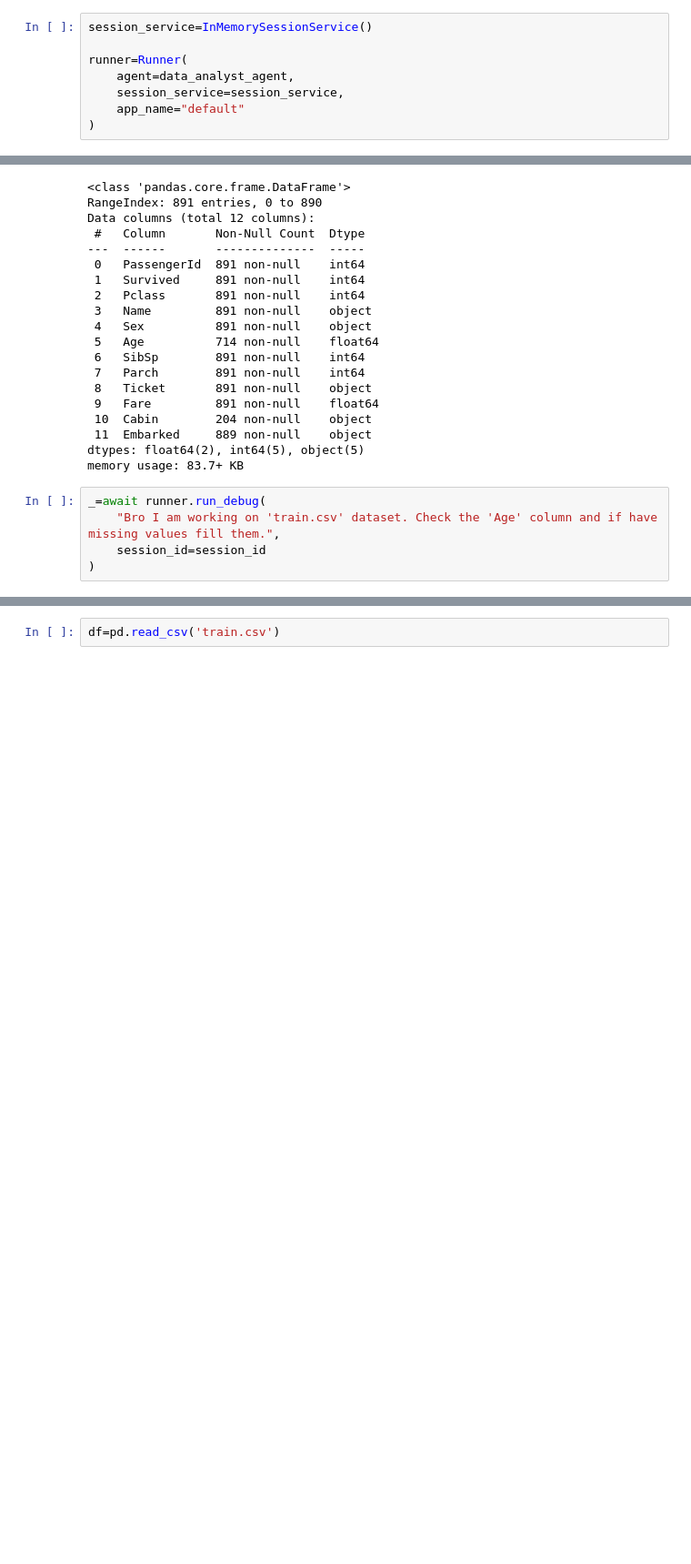
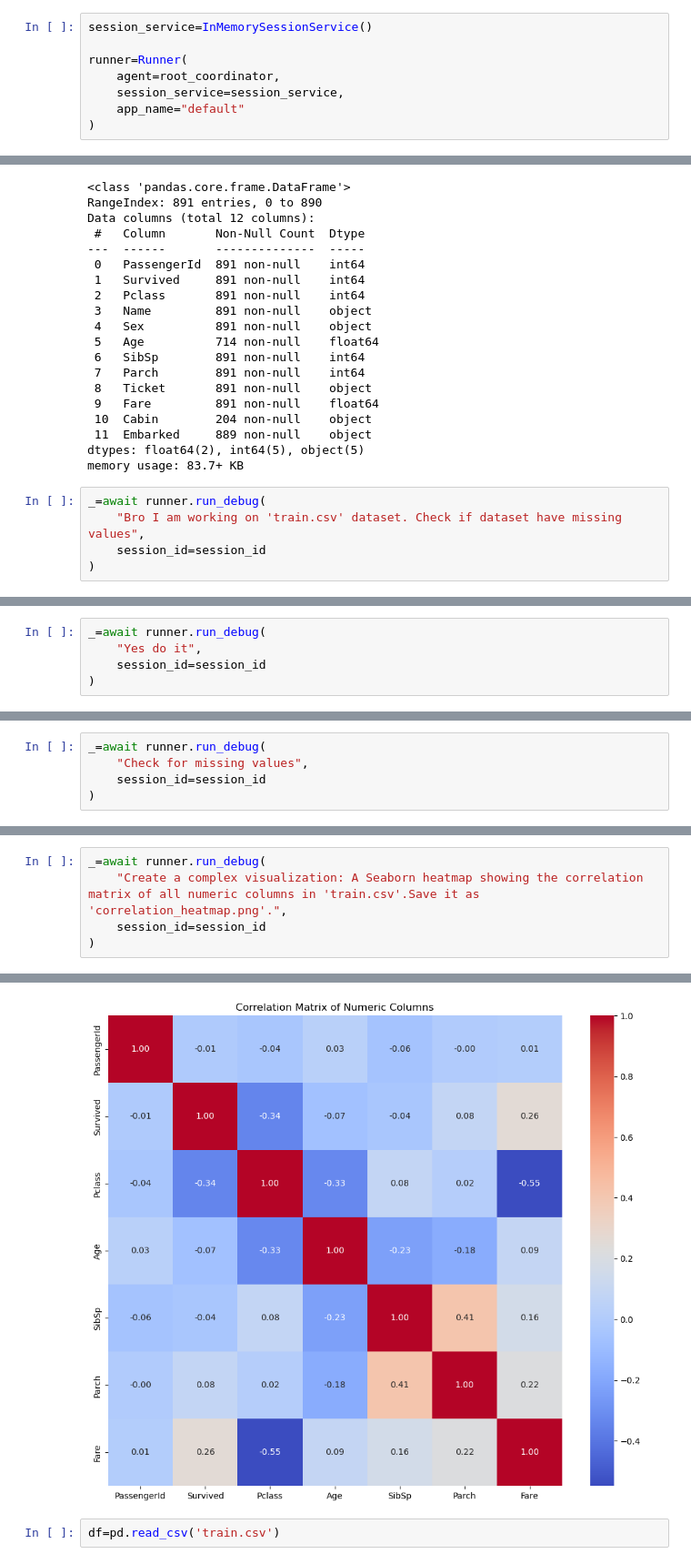
Before and after one commit to egekots/AI-Data-Analyst-Agent, a Jupyter notebook: Data Analyst Agent.ipynb, the cells around one changed output, grey strips where cells are left out. Shown at 91% size. Saved outputs shown, nothing was run; the diff lists cells and outputs as text; blank space fills up the shorter version.

```diff
--- a/Data Analyst Agent.ipynb
+++ b/Data Analyst Agent.ipynb
@@ -218,7 +299,7 @@ data_analyst_agent = LlmAgent(
 session_service=InMemorySessionService()
 
 runner=Runner(
-    agent=data_analyst_agent,
+    agent=root_coordinator,
     session_service=session_service,
     app_name="default"
 )
@@ -251,7 +332,7 @@ dtypes: float64(2), int64(5), object(5)
 memory usage: 83.7+ KB
 # %%
 _=await runner.run_debug(
-    "Bro I am working on 'train.csv' dataset. Check the 'Age' column and if have missing values fill them.",
+    "Bro I am working on 'train.csv' dataset. Check if dataset have missing values",
     session_id=session_id
 )
 # %% [output]
@@ -275,0 +352,5 @@ RuntimeWarning: Enable tracemalloc to get the object allocation traceback
+# %%
+_=await runner.run_debug(
+    "Yes do it",
+    session_id=session_id
+)
@@ -275,0 +364,5 @@ RuntimeWarning: Enable tracemalloc to get the object allocation traceback
+# %%
+_=await runner.run_debug(
+    "Check for missing values",
+    session_id=session_id
+)
@@ -275,0 +376,6 @@ RuntimeWarning: Enable tracemalloc to get the object allocation traceback
+# %%
+_=await runner.run_debug(
+    "Create a complex visualization: A Seaborn heatmap showing the correlation matrix of all numeric columns in 'train.csv'.Save it as 'correlation_heatmap.png'.",
+    session_id=session_id
+)
+# %% [output]
@@ -276,3 +389,4 @@ RuntimeWarning: Enable tracemalloc to get the object allocation traceback
+[figure, added]
 # %%
 df=pd.read_csv('train.csv')
 # %%
```
Also changed, not shown: parts of 8 cells of this notebook.
